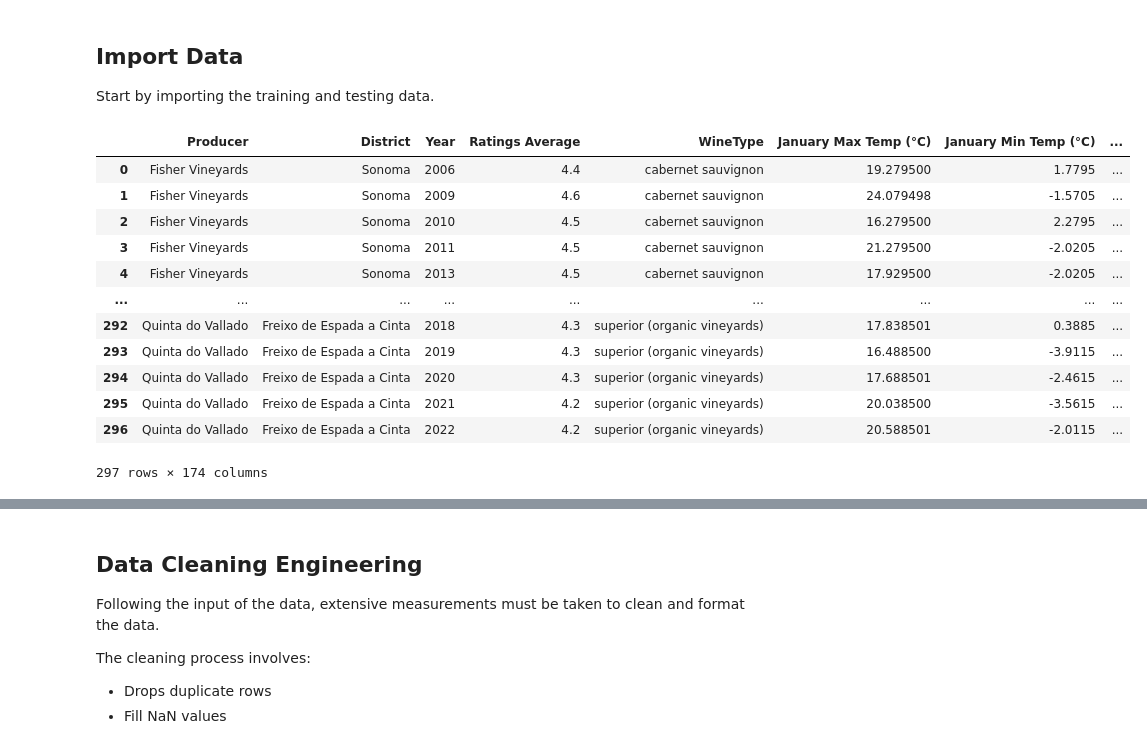
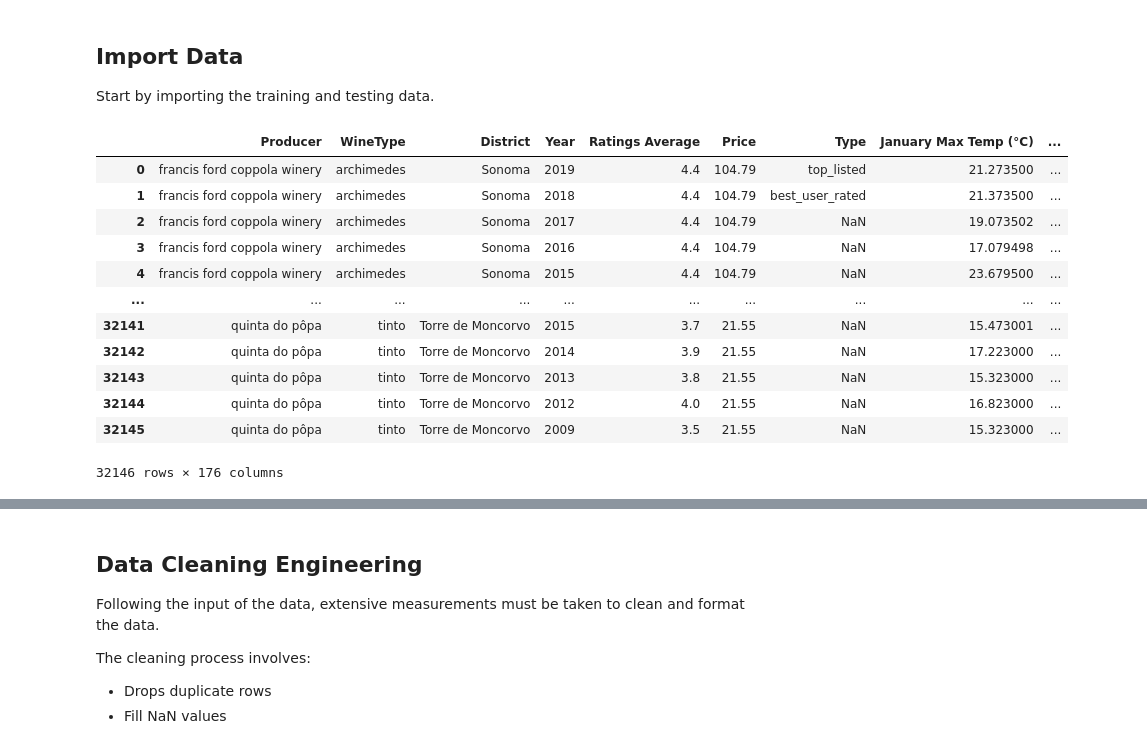
Before and after one commit to willhall2001/BreakinBadCode, a Jupyter notebook: 05_Machine_Leaning_Model_2.ipynb, the cells around one changed output, grey strips where cells are left out. Cells and saved outputs as stored; diff of their text form; code cells hidden in the pictures.

```diff
--- a/05_Machine_Leaning_Model_2.ipynb
+++ b/05_Machine_Leaning_Model_2.ipynb
@@ -46,19 +48,19 @@ warnings.filterwarnings('ignore')
 ## Import Data
 Start by importing the training and testing data.
 # %%
-train = pd.read_csv(r'C:\Users\fwhal\Downloads\CME528\Project\Repo-2\BreakinBadCode\Final_DataFrames\FINAL_training_data_Model1_FINAL.csv')
+train = pd.read_csv(r'C:\Users\fwhal\Downloads\CME528\Project\Repo-2\BreakinBadCode\Final_DataFrames\FINAL_training_data_Model2_FINAL.csv')
 train
 # %% [output]
-|  | Producer | District | Year | Ratings Average | WineType | January Max Temp (°C) | January Min Temp (°C) | ... |
-| 0 | Fisher Vineyards | Sonoma | 2006 | 4.4 | cabernet sauvignon | 19.279500 | 1.7795 | ... |
-| 1 | Fisher Vineyards | Sonoma | 2009 | 4.6 | cabernet sauvignon | 24.079498 | -1.5705 | ... |
-| 2 | Fisher Vineyards | Sonoma | 2010 | 4.5 | cabernet sauvignon | 16.279500 | 2.2795 | ... |
-| 3 | Fisher Vineyards | Sonoma | 2011 | 4.5 | cabernet sauvignon | 21.279500 | -2.0205 | ... |
-| 4 | Fisher Vineyards | Sonoma | 2013 | 4.5 | cabernet sauvignon | 17.929500 | -2.0205 | ... |
-| ... | ... | ... | ... | ... | ... | ... | ... | ... |
-| 292 | Quinta do Vallado | Freixo de Espada a Cinta | 2018 | 4.3 | superior (organic vineyards) | 17.838501 | 0.3885 | ... |
-| 293 | Quinta do Vallado | Freixo de Espada a Cinta | 2019 | 4.3 | superior (organic vineyards) | 16.488500 | -3.9115 | ... |
-| 294 | Quinta do Vallado | Freixo de Espada a Cinta | 2020 | 4.3 | superior (organic vineyards) | 17.688501 | -2.4615 | ... |
-| 295 | Quinta do Vallado | Freixo de Espada a Cinta | 2021 | 4.2 | superior (organic vineyards) | 20.038500 | -3.5615 | ... |
-| 296 | Quinta do Vallado | Freixo de Espada a Cinta | 2022 | 4.2 | superior (organic vineyards) | 20.588501 | -2.0115 | ... |
+|  | Producer | WineType | District | Year | Ratings Average | Price | Type | January Max Temp (°C) | ... |
+| 0 | francis ford coppola winery | archimedes | Sonoma | 2019 | 4.4 | 104.79 | top_listed | 21.273500 | ... |
+| 1 | francis ford coppola winery | archimedes | Sonoma | 2018 | 4.4 | 104.79 | best_user_rated | 21.373500 | ... |
+| 2 | francis ford coppola winery | archimedes | Sonoma | 2017 | 4.4 | 104.79 | NaN | 19.073502 | ... |
+| 3 | francis ford coppola winery | archimedes | Sonoma | 2016 | 4.4 | 104.79 | NaN | 17.079498 | ... |
+| 4 | francis ford coppola winery | archimedes | Sonoma | 2015 | 4.4 | 104.79 | NaN | 23.679500 | ... |
+| ... | ... | ... | ... | ... | ... | ... | ... | ... | ... |
+| 32141 | quinta do pôpa | tinto | Torre de Moncorvo | 2015 | 3.7 | 21.55 | NaN | 15.473001 | ... |
+| 32142 | quinta do pôpa | tinto | Torre de Moncorvo | 2014 | 3.9 | 21.55 | NaN | 17.223000 | ... |
+| 32143 | quinta do pôpa | tinto | Torre de Moncorvo | 2013 | 3.8 | 21.55 | NaN | 15.323000 | ... |
+| 32144 | quinta do pôpa | tinto | Torre de Moncorvo | 2012 | 4.0 | 21.55 | NaN | 16.823000 | ... |
+| 32145 | quinta do pôpa | tinto | Torre de Moncorvo | 2009 | 3.5 | 21.55 | NaN | 15.323000 | ... |
-297 rows × 174 columns
+32146 rows × 176 columns
```
Also changed, not shown: parts of 15 cells of this notebook, 3 other files.
